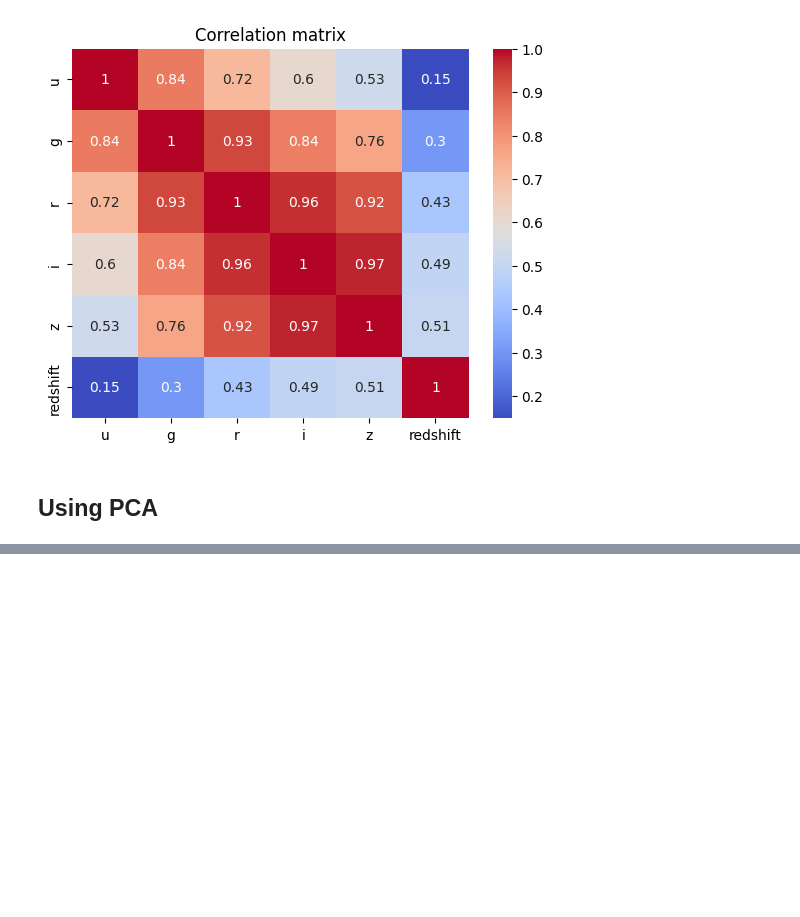
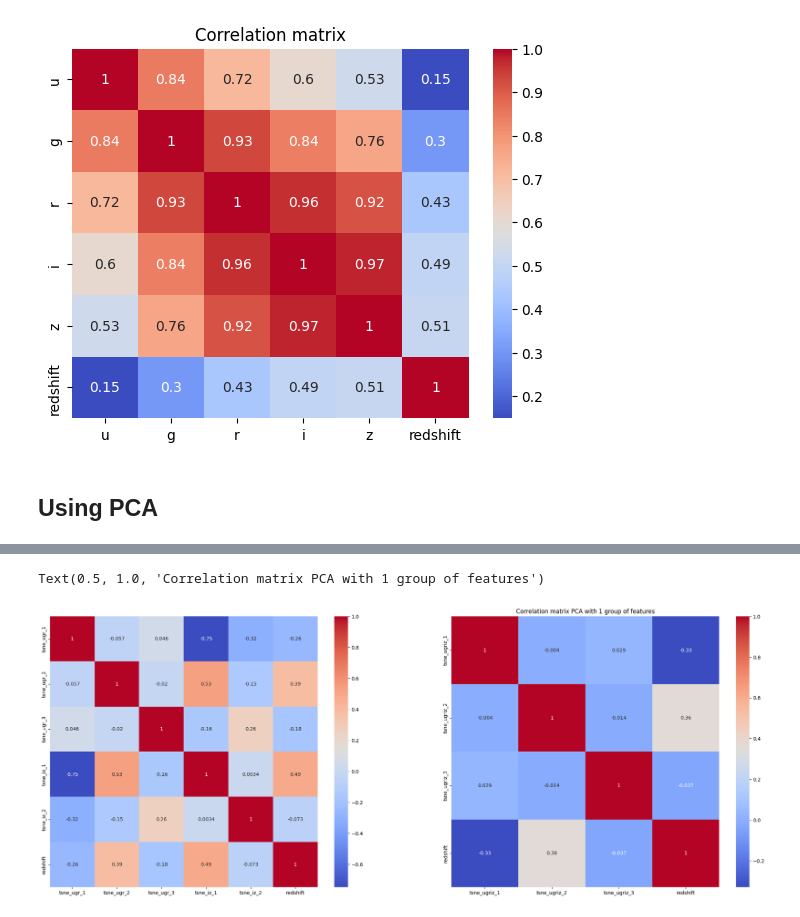
Before and after one commit to LouisCleriot/Stellar-object-classification, a Jupyter notebook: notebooks/1.2-cs-DataExploration-feature-selection.ipynb, the cells around one changed output, grey strips where cells are left out. Saved outputs shown, nothing was run; the diff lists cells and outputs as text; code cells hidden in the pictures; blank space fills up the shorter version.

```diff
--- a/notebooks/1.2-cs-DataExploration-feature-selection.ipynb
+++ b/notebooks/1.2-cs-DataExploration-feature-selection.ipynb
@@ -119,0 +72,21 @@ sns.heatmap(correlation_matrix, annot=True, cmap=plt.cm.Reds)
+# %%
+tsne = TSNE(n_components=3)
+tsne_ugr = pd.DataFrame(tsne.fit_transform(group_ugr), columns=['tsne_ugr_1', 'tsne_ugr_2', 'tsne_ugr_3'])
+tsne = TSNE(n_components=2)
+tsne_iz = pd.DataFrame(tsne.fit_transform(group_iz), columns=['tsne_iz_1', 'tsne_iz_2'])
+tsne = TSNE(n_components=3)
+tsne_ugriz = pd.DataFrame(tsne.fit_transform(group_ugriz), columns=['tsne_ugriz_1', 'tsne_ugriz_2', 'tsne_ugriz_3'])
+
+tsne_1 = pd.concat([tsne_ugr, tsne_iz,data[["redshift"]]], axis=1)
+tsne_2 = pd.concat([tsne_ugriz,data[["redshift"]]], axis=1)
+# %%
+#subplot 2 matrix
+fig, ax = plt.subplots(1, 2, figsize=(27, 10))
+axes = ax.flatten()
+sns.heatmap(tsne_1.corr(), annot=True, cmap='coolwarm', ax=axes[0])
+plt.title('Correlation matrix PCA with 2 group of features')
+sns.heatmap(tsne_2.corr(), annot=True, cmap='coolwarm', ax=axes[1])
+plt.title('Correlation matrix PCA with 1 group of features')
+# %% [output]
+Text(0.5, 1.0, 'Correlation matrix PCA with 1 group of features')
+[figure, added]
```
Also changed, not shown: parts of 17 cells of this notebook.
